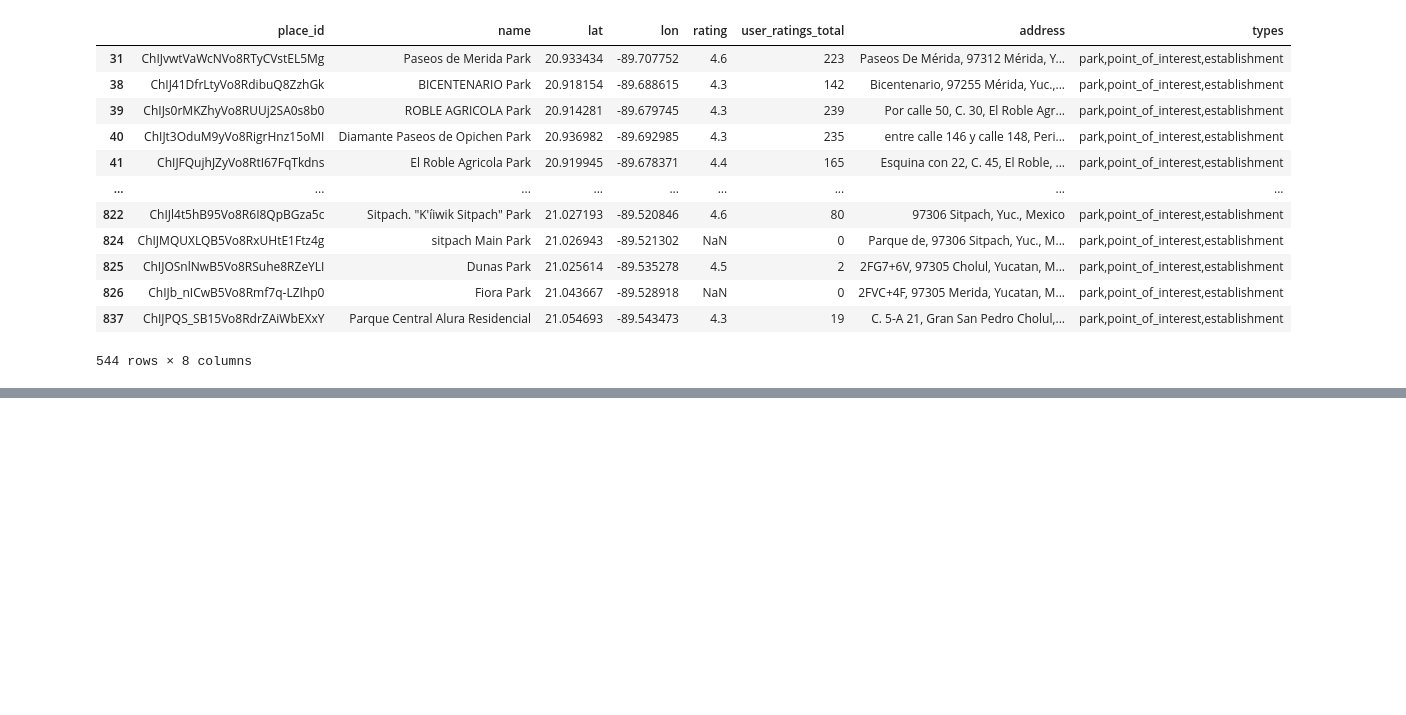
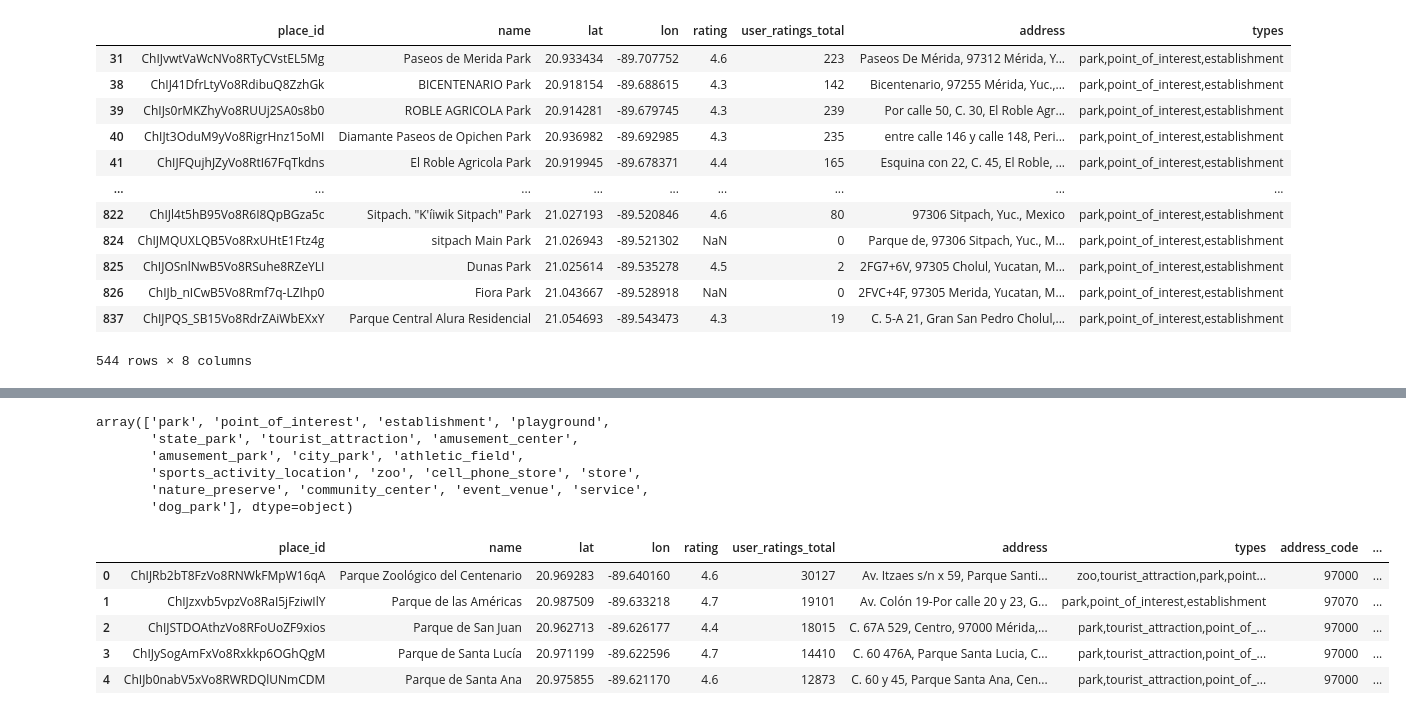
Before and after one commit to AngelFCruzB09/Analysis_Park, a Jupyter notebook: Geospatial_analysis.ipynb, the cells around one changed output, grey strips where cells are left out. Drawn from its saved outputs; the diff is of its cells as text; code cells hidden in the pictures; blank space fills up the shorter version.

Commit message:
feat: dataframe formatting, use sklearn for scoring the rating of parks

```diff
--- a/Geospatial_analysis.ipynb
+++ b/Geospatial_analysis.ipynb
@@ -237,0 +243,2 @@ df_merida.to_csv("data/merida_parks_filtered.csv", index=False)
+# %%
+final_df_merida = pd.read_csv("data/merida_parks_filtered.csv")
@@ -237,0 +298,54 @@ df_merida.to_csv("data/merida_parks_filtered.csv", index=False)
+# %%
+# For get all types possible of the field "types" from the dataframe
+types_values = df_merida['types'].str.split(',').explode().unique()
+types_values
+# %% [output]
+array(['park', 'point_of_interest', 'establishment', 'playground',
+       'state_park', 'tourist_attraction', 'amusement_center',
+       'amusement_park', 'city_park', 'athletic_field',
+       'sports_activity_location', 'zoo', 'cell_phone_store', 'store',
+       'nature_preserve', 'community_center', 'event_venue', 'service',
+       'dog_park'], dtype=object)
+# %%
+# Filters
+# Address Code -> Regex
+address_code = final_df_merida['address'].apply(lambda x: re.search(r'\b97\d{3}\b', x).group(0)).astype(int)
+
+# Interest Flags
+has_sports = final_df_merida['types'].str.contains(
+    'sports',
+    case=False, na=False
+).astype(int)
+has_playground = final_df_merida['types'].str.contains(
+    'playground',
+    case=False, na=False
+).astype(int)
+
+# Scoring
+normalized_rating = StandardScaler().fit_transform(final_df_merida[['rating', 'user_ratings_total']])
+w_rate_value = 0.3
+w_rate_count = 0.7 # Priorize user ratings count
+
+#Assign fields to the dataframe
+final_df_merida['address_code'] = address_code
+final_df_merida['has_sports'] = has_sports
+final_df_merida['has_playground'] = has_playground
+final_df_merida['score'] = (
+    w_rate_value * normalized_rating[:, 0] +
+    w_rate_count * normalized_rating[:, 1]
+)
+
+# Organize columns of the dataframe
+final_df_merida = (
+    final_df_merida.sort_values(by='score', ascending=False)
+    .reset_index(drop=True)
+)
+
+final_df_merida.head()
+# %% [output]
+|  | place_id | name | lat | lon | rating | user_ratings_total | address | types | address_code | ... |
+| 0 | ChIJRb2bT8FzVo8RNWkFMpW16qA | Parque Zoológico del Centenario | 20.969283 | -89.640160 | 4.6 | 30127 | Av. Itzaes s/n x 59, Parque Santi... | zoo,tourist_attraction,park,point... | 97000 | ... |
+| 1 | ChIJzxvb5vpzVo8RaI5jFziwIlY | Parque de las Américas | 20.987509 | -89.633218 | 4.7 | 19101 | Av. Colón 19-Por calle 20 y 23, G... | park,point_of_interest,establishment | 97070 | ... |
+| 2 | ChIJSTDOAthzVo8RFoUoZF9xios | Parque de San Juan | 20.962713 | -89.626177 | 4.4 | 18015 | C. 67A 529, Centro, 97000 Mérida,... | park,tourist_attraction,point_of_... | 97000 | ... |
+| 3 | ChIJySogAmFxVo8Rxkkp6OGhQgM | Parque de Santa Lucía | 20.971199 | -89.622596 | 4.7 | 14410 | C. 60 476A, Parque Santa Lucia, C... | park,tourist_attraction,point_of_... | 97000 | ... |
+| 4 | ChIJb0nabV5xVo8RWRDQlUNmCDM | Parque de Santa Ana | 20.975855 | -89.621170 | 4.6 | 12873 | C. 60 y 45, Parque Santa Ana, Cen... | park,tourist_attraction,point_of_... | 97000 | ... |
```
Also changed, not shown: parts of 8 cells of this notebook.
